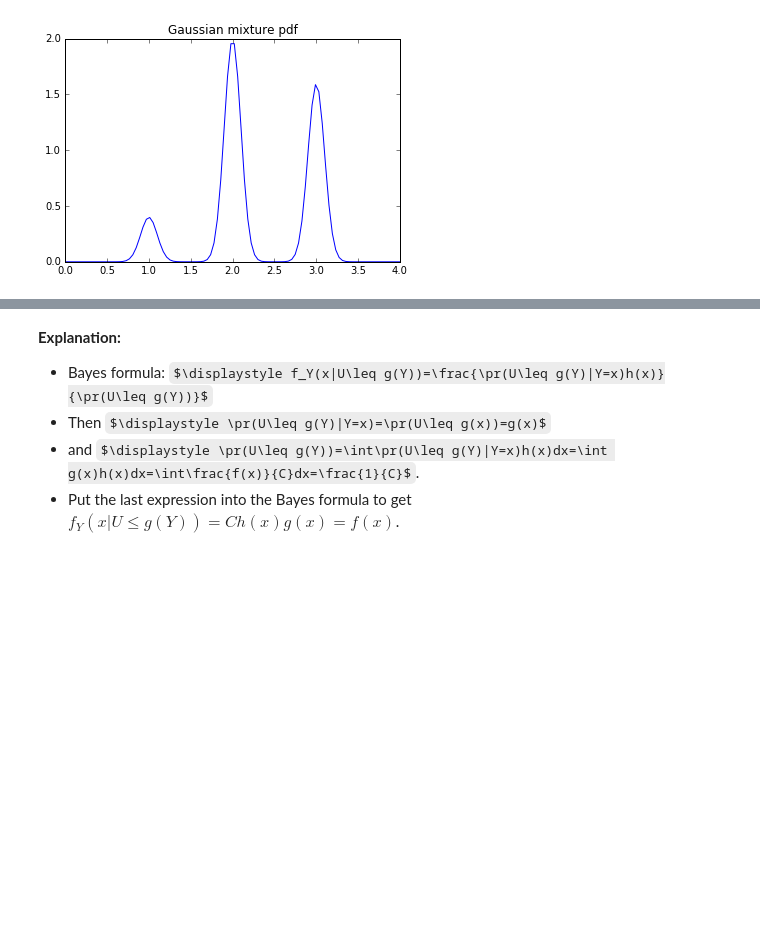
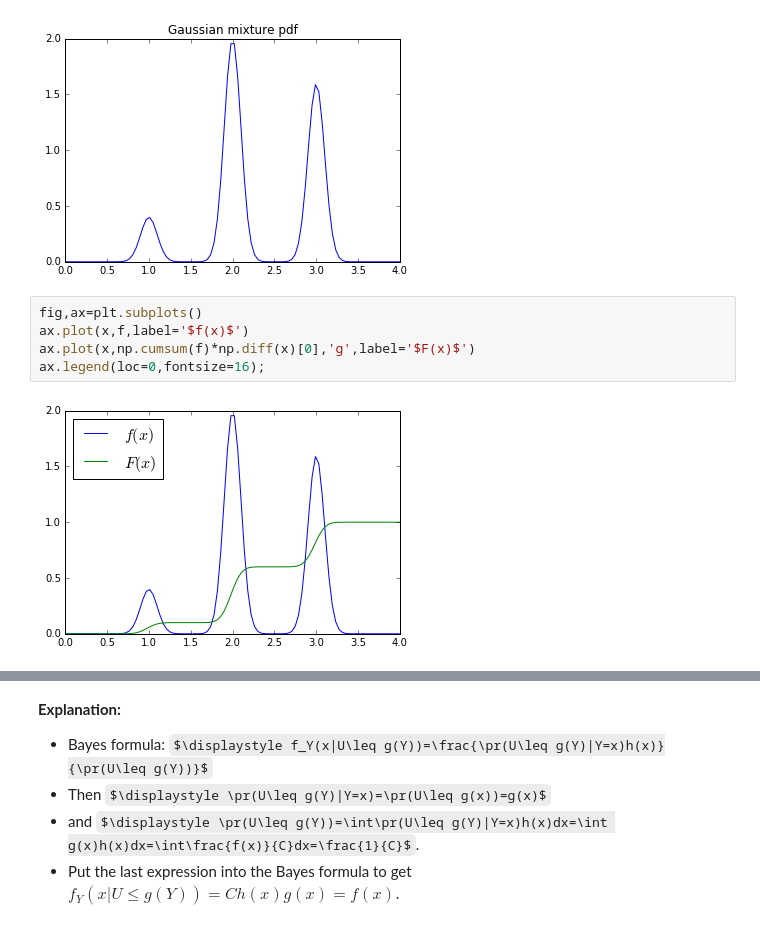
Before and after one commit to denisvstepanov/MachineLearningLectures, a Jupyter notebook: 00. Probability Introduction.ipynb, the cells around one changed output, grey strips where cells are left out. Cells and saved outputs as stored; diff of their text form; some formulas as TeX source; blank space fills up the shorter version.

```diff
--- a/00. Probability Introduction.ipynb
+++ b/00. Probability Introduction.ipynb
@@ -641,3 +646,10 @@ plt.title('Gaussian mixture pdf')
 plt.plot(x, f);
 # %% [output]
 [figure]
+# %%
+fig,ax=plt.subplots()
+ax.plot(x,f,label='$f(x)$')
+ax.plot(x,np.cumsum(f)*np.diff(x)[0],'g',label='$F(x)$')
+ax.legend(loc=0,fontsize=16);
+# %% [output]
+[figure, added]
```
Also changed, not shown: parts of 91 cells of this notebook.
